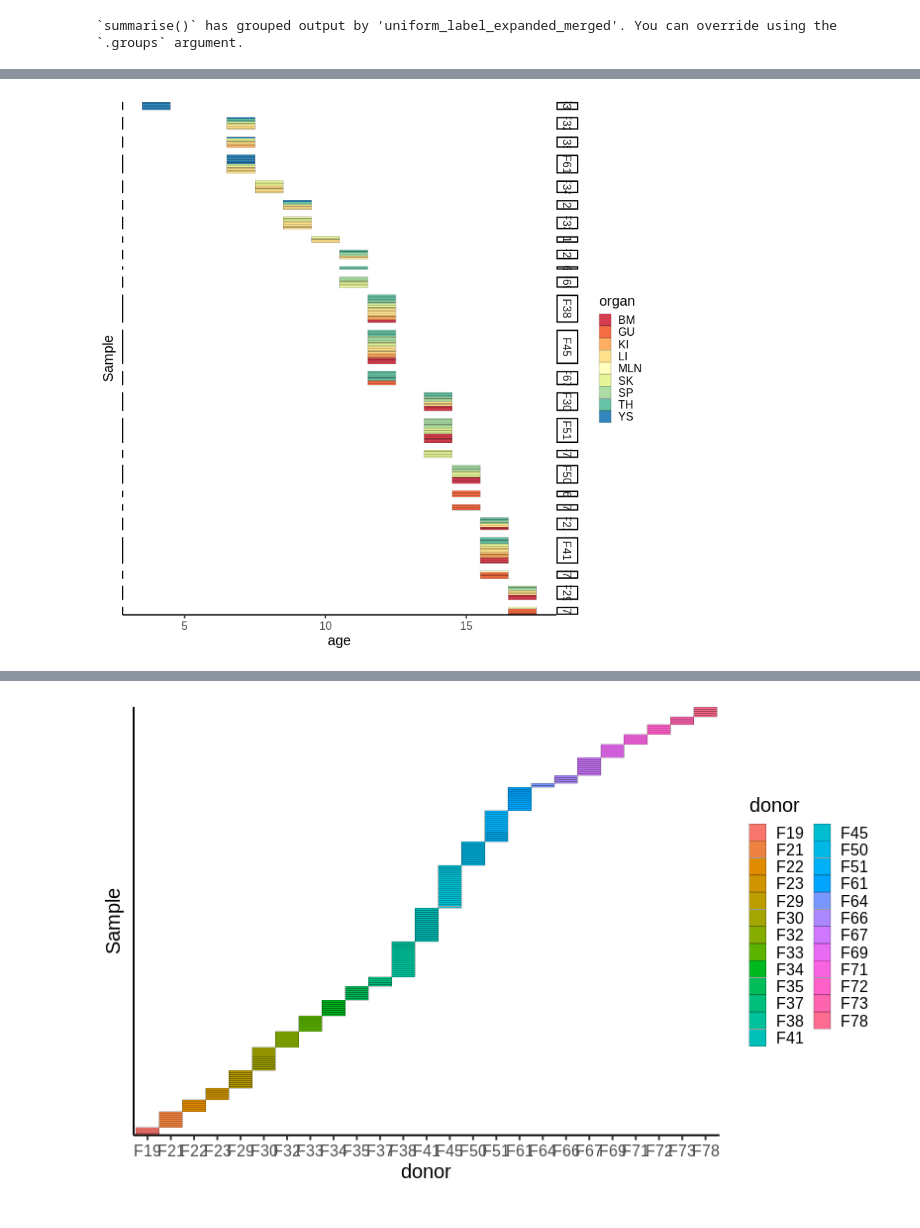
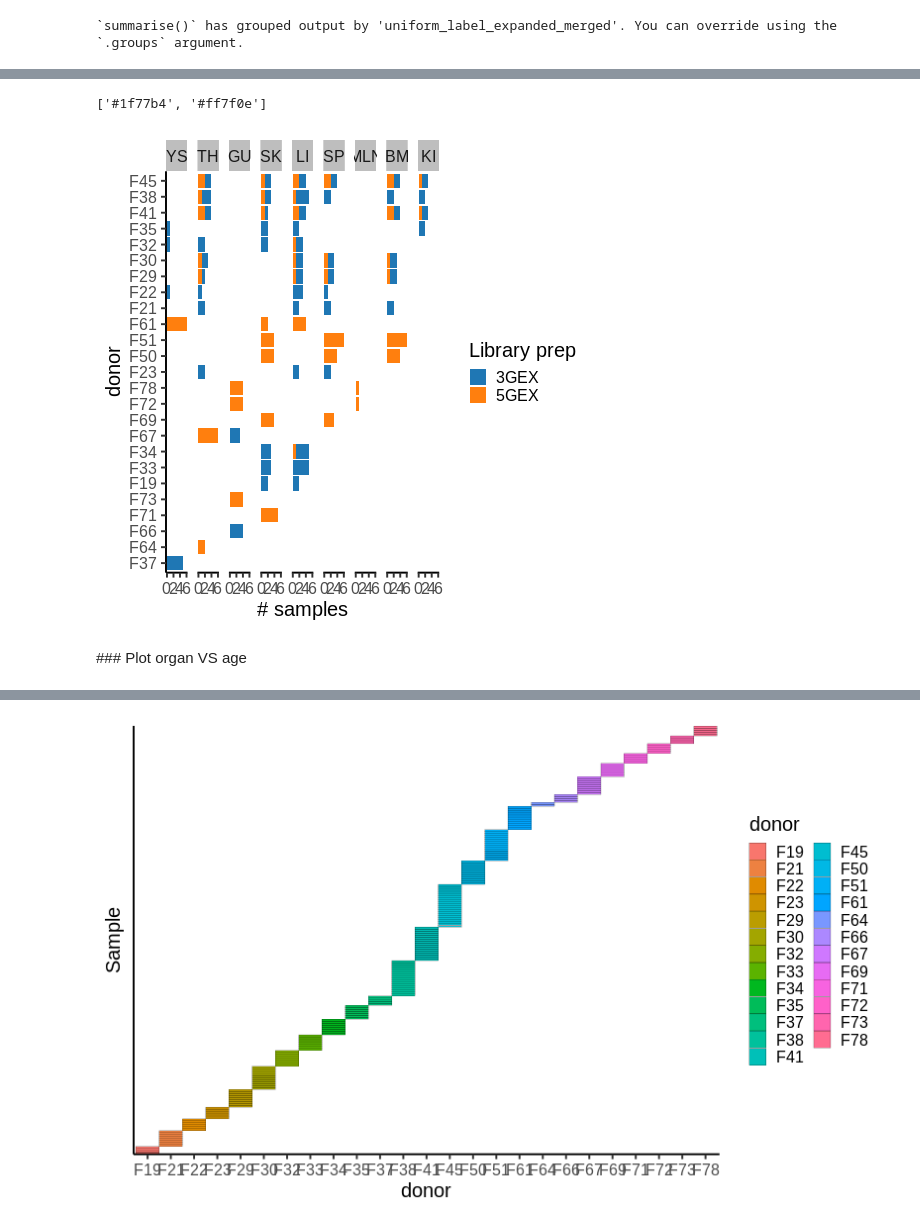
Before and after one commit to Teichlab/Pan_fetal_immune, a Jupyter notebook: src/1_PFI_merging/20210428_datasetPlots.ipynb, the cells around one changed output, grey strips where cells are left out. Drawn from its saved outputs; the diff is of its cells as text; code cells hidden in the pictures.

```diff
--- a/src/1_PFI_merging/20210428_datasetPlots.ipynb
+++ b/src/1_PFI_merging/20210428_datasetPlots.ipynb
@@ -98,0 +120,2 @@ ggsave("~/mount/gdrive/Pan_fetal/Updates_and_presentations/figures/dataset_meta/
+# %%
+method_count = new_obs.reset_index()[["Sample", "organ", "donor", 'age',"index", "method"]].groupby(["Sample", "donor", "organ", 'age', 'method']).count().reset_index()
@@ -99 +138,48 @@ ggsave("~/mount/gdrive/Pan_fetal/Updates_and_presentations/figures/dataset_meta/
+# %%
+import numpy as np
+import matplotlib.pyplot as plt
+
+
+prop_cycle = plt.rcParams['axes.prop_cycle']
+colors = prop_cycle.by_key()['color']
+
+method_colors = colors[:2]
+method_colors
+# %% [output]
+['#1f77b4', '#ff7f0e']
+# %%
+%%R -i method_count -i method_colors -w 500 -h 500
+
+method_count %>%
+rename(n_cells=index) %>%
+mutate(organ=ifelse(organ=="TH(pharyn)", "TH", organ)) %>%
+group_by(donor) %>%
+mutate(n_organs=length(unique(organ)), n_samples=n()) %>%
+ungroup() %>%
+arrange(n_organs) %>%
+mutate(donor = factor(donor, levels=unique(donor))) %>%
+mutate(organ = factor(organ, levels=unique(organ))) %>%
+ggplot(aes(donor, fill=method)) +
+geom_bar() +
+theme_classic(base_size=20) +
+theme(axis.text.x=element_text(angle=45, hjust=1)) +
+facet_grid(.~organ) +
+    theme_classic(base_size=20) +
+    scale_color_brewer(palette="Spectral") +
+    guides(color="none") +
+    scale_size(range=c(5,10), name="# cells") +
+    coord_flip() +
+    ylab("# samples") +
+    scale_fill_manual(name="Library prep", values=method_colors) +
+    theme(
+        strip.text.y.left = element_text(angle=0),
+        strip.background = element_rect(fill="grey", color=NA),
+#         axis.text.y=element_blank(), axis.ticks.y=element_blank(), axis.title.y=element_blank(),
+    ) +
+ggsave("~/mount/gdrive/Pan_fetal/Updates_and_presentations/figures/dataset_meta/donor_organ_method_plot.pdf", width=10, height=6) +
+ggsave("~/mount/gdrive/Pan_fetal/Updates_and_presentations/figures/dataset_meta/donor_organ_method_plot.png", width=10, height=6)
+# %% [output]
+[figure, added]
+# %% [markdown]
+### Plot organ VS age
 # %%
@@ -101,17 +186,0 @@ age_count = new_obs.reset_index()[["Sample", "organ", "donor", 'age',"index"]].g
-# %%
-%%R -i age_count -w 800 -h 800
-
-age_count %>%
-rename(n_cells=index) %>%
-arrange(age, donor, organ) %>%
-mutate(donor = factor(donor, levels=unique(donor))) %>%
-mutate(Sample = factor(Sample, levels=unique(Sample))) %>%
-# mutate(organ = factor(organ, levels=unique(organ))) %>%
-ggplot(aes(age, Sample, fill=organ)) +
-geom_tile(color='black') +
-theme_classic(base_size=20) +
-scale_fill_brewer(palette="Spectral") +
-theme(axis.text.y=element_blank(), axis.ticks.y=element_blank()) +
-facet_grid(donor~., scales="free", space="free")
-# %% [output]
-[figure, removed]
```
Also changed, not shown: parts of 13 cells of this notebook.
